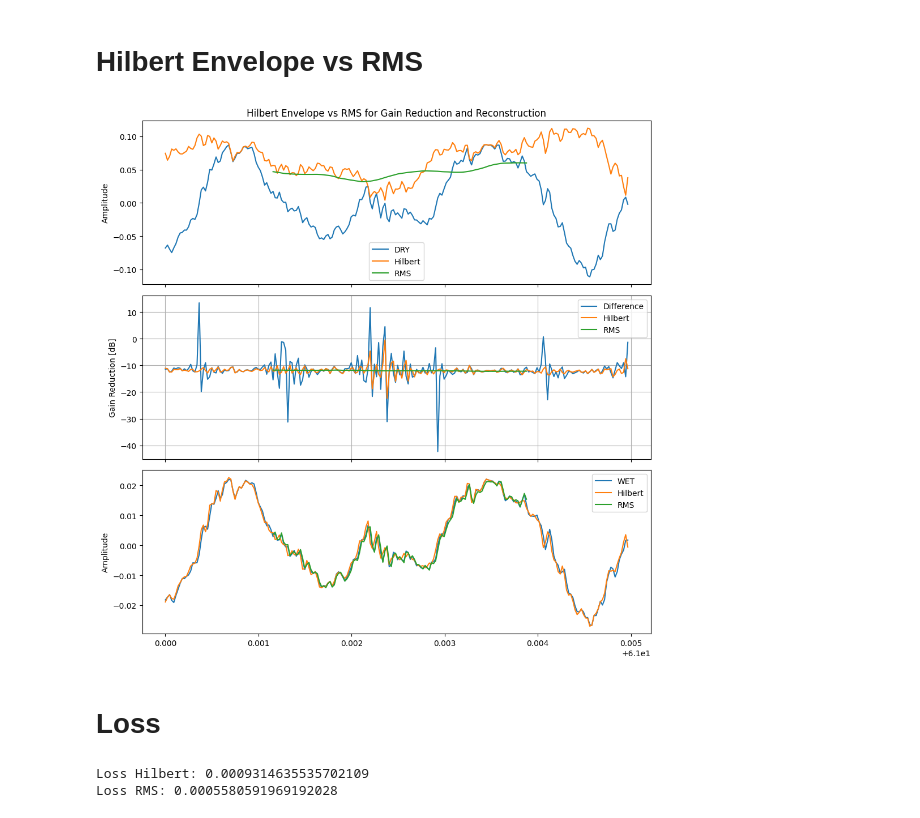
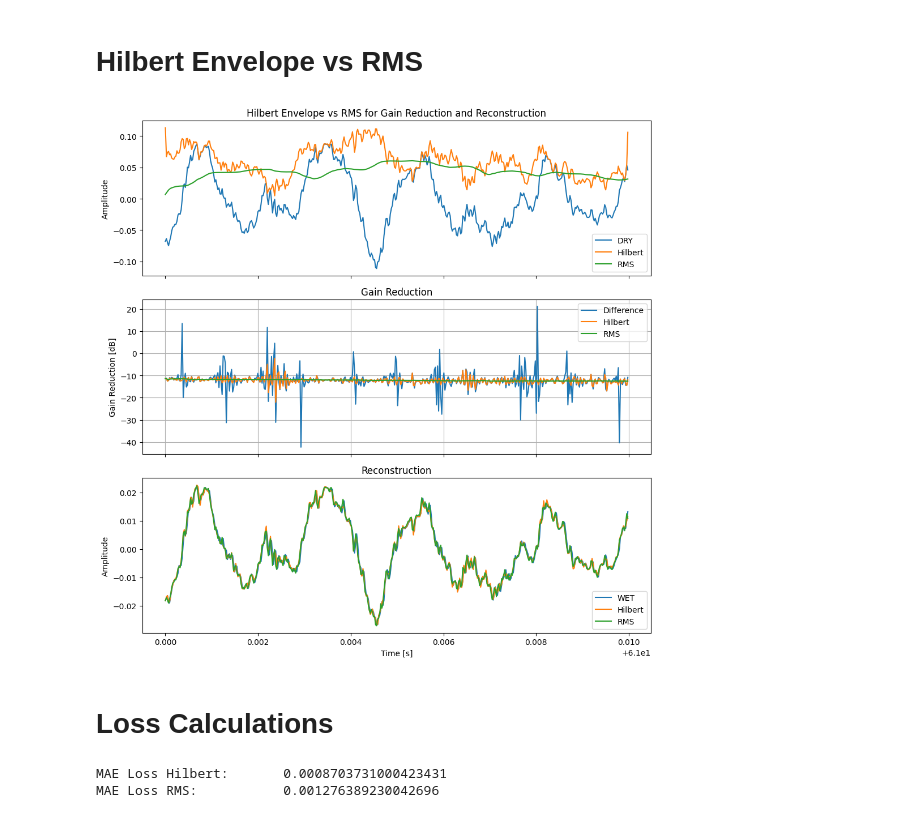
Before and after one commit to 5aola/Virtual-Analogue-Compressor-Modelling, a Jupyter notebook: dset_filtering/ssl_gr_anal.ipynb, the cells around one changed output. Drawn from its saved outputs; the diff is of its cells as text; code cells hidden in the pictures.

Commit message:
finished gain reduction

```diff
--- a/dset_filtering/ssl_gr_anal.ipynb
+++ b/dset_filtering/ssl_gr_anal.ipynb
@@ -15,7 +15,7 @@ SR = 44100
 # Hilbert Envelope vs RMS
 # %%
 t_start = 61
-t_length = 0.005
+t_length = 0.01
 window_size = 100
 
 # Load dry audio
@@ -33,14 +33,14 @@ diff = audio_wet / audio
 analytic_signal = hilbert(audio)
 amplitude_envelope_pre_dB = np.abs(analytic_signal)
 amplitude_envelope = u.to_dB(amplitude_envelope_pre_dB)
-t_rms, rms = u.window_rms(t, audio, window_size, in_dB=False)
+rms = u.window_rms(audio, window_size, in_dB=False)
 rms_dB = u.to_dB(rms)
 
 # Compute envelopes for wet signal
 analytic_signal_wet = hilbert(audio_wet)
 amplitude_envelope_wet_pre_dB = np.abs(analytic_signal_wet)
 amplitude_envelope_wet = u.to_dB(amplitude_envelope_wet_pre_dB)
-t_rms_wet, rms_wet = u.window_rms(t, audio_wet, window_size, in_dB=False)
+rms_wet = u.window_rms(audio_wet, window_size, in_dB=False)
 rms_wet_dB = u.to_dB(rms_wet)
 
 # Compute gain reduction in dB
@@ -48,55 +48,58 @@ gr_dB = amplitude_envelope_wet - amplitude_envelope
 gr_rms_dB = rms_wet_dB - rms_dB
 
 # Convert gain reduction to amplitude
 gr = u.to_amplitude(gr_dB)
 gr_rms = u.to_amplitude(gr_rms_dB)
 
 # Recreate signals by applying gain reduction
 recreated_signal = audio * gr
-recreated_signal_rms = audio[window_size//2:-window_size//2+1] * gr_rms
+recreated_signal_rms = audio * gr_rms
 
 # PLOTTING
 fig, ax = plt.subplots(nrows=3, sharex='all', tight_layout=True, figsize=(10, 10))
 ax[0].set_title("Hilbert Envelope vs RMS for Gain Reduction and Reconstruction")
 ax[0].set_ylabel("Amplitude")
 ax[0].plot(t, audio, label='DRY')
 ax[0].plot(t, amplitude_envelope_pre_dB, label='Hilbert')
-ax[0].plot(t_rms, rms, label='RMS')
+ax[0].plot(t, rms, label='RMS')
 ax[0].legend()
 
+ax[1].set_title("Gain Reduction")
 ax[1].set_ylabel("Gain Reduction [dB]")
 ax[1].plot(t, u.to_dB(np.abs(diff)), label='Difference')
 ax[1].plot(t, gr_dB, label='Hilbert')
-ax[1].plot(t_rms, gr_rms_dB, label='RMS')
+ax[1].plot(t, gr_rms_dB, label='RMS')
 ax[1].grid()
 ax[1].legend()
 
+ax[2].set_title("Reconstruction")
 ax[2].set_ylabel("Amplitude")
+ax[2].set_xlabel("Time [s]")
 ax[2].plot(t, audio_wet, label='WET')
 ax[2].plot(t, recreated_signal, label='Hilbert')
-ax[2].plot(t_rms, recreated_signal_rms, label='RMS')
+ax[2].plot(t, recreated_signal_rms, label='RMS')
 ax[2].legend()
 
 plt.show()
 # %% [output]
-[figure, old version]
+[figure, new version]
 # %% [markdown]
-# Loss
+# Loss Calculations
 # %%
 import torch
 import torch.nn as nn
 from torch.utils.data import DataLoader, Dataset
 # %%
-signal_wet = torch.as_tensor(audio_wet[window_size//2+1:-window_size//2+2], dtype=torch.float32)
-signal_hilbert = torch.as_tensor(recreated_signal[window_size//2+1:-window_size//2+2], dtype=torch.float32)
+signal_wet = torch.as_tensor(audio_wet, dtype=torch.float32)
+signal_hilbert = torch.as_tensor(recreated_signal, dtype=torch.float32)
 signal_rms = torch.as_tensor(recreated_signal_rms, dtype=torch.float32)
 
 loss_function = nn.L1Loss()
 loss_hilbert = loss_function(signal_hilbert, signal_wet)
 loss_rms = loss_function(signal_rms, signal_wet)
 
-print(f"Loss Hilbert: {loss_hilbert.item()}")
-print(f"Loss RMS: {loss_rms.item()}")
+print(f"MAE Loss Hilbert: \t{loss_hilbert.item()}")
+print(f"MAE Loss RMS: \t\t{loss_rms.item()}")
 # %% [output]
-Loss Hilbert: 0.0009314635535702109
-Loss RMS: 0.0005580591969192028
+MAE Loss Hilbert:       0.0008703731000423431
+MAE Loss RMS:           0.001276389230042696
```
Also changed, not shown: parts of 5 cells of this notebook, 3 other files.
